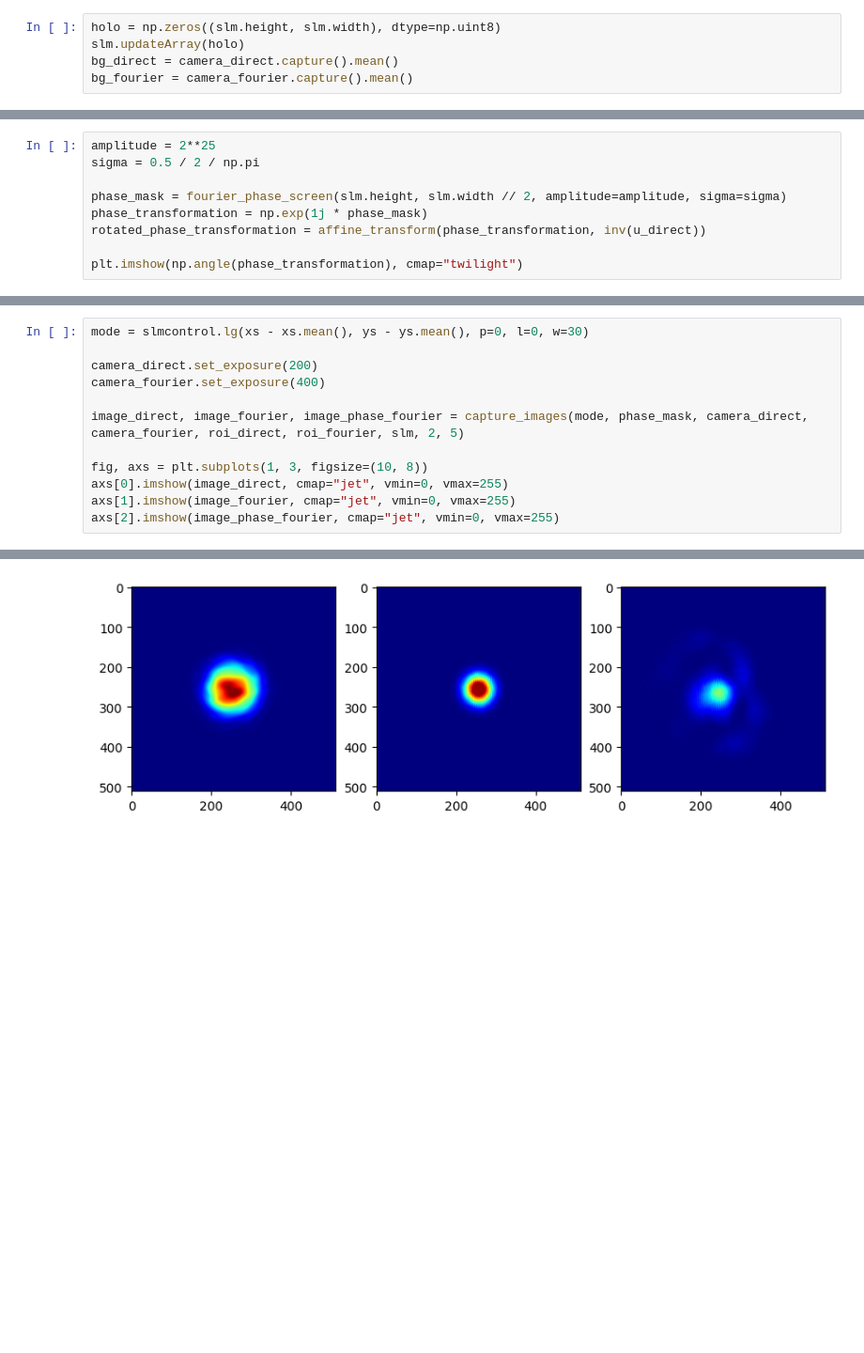
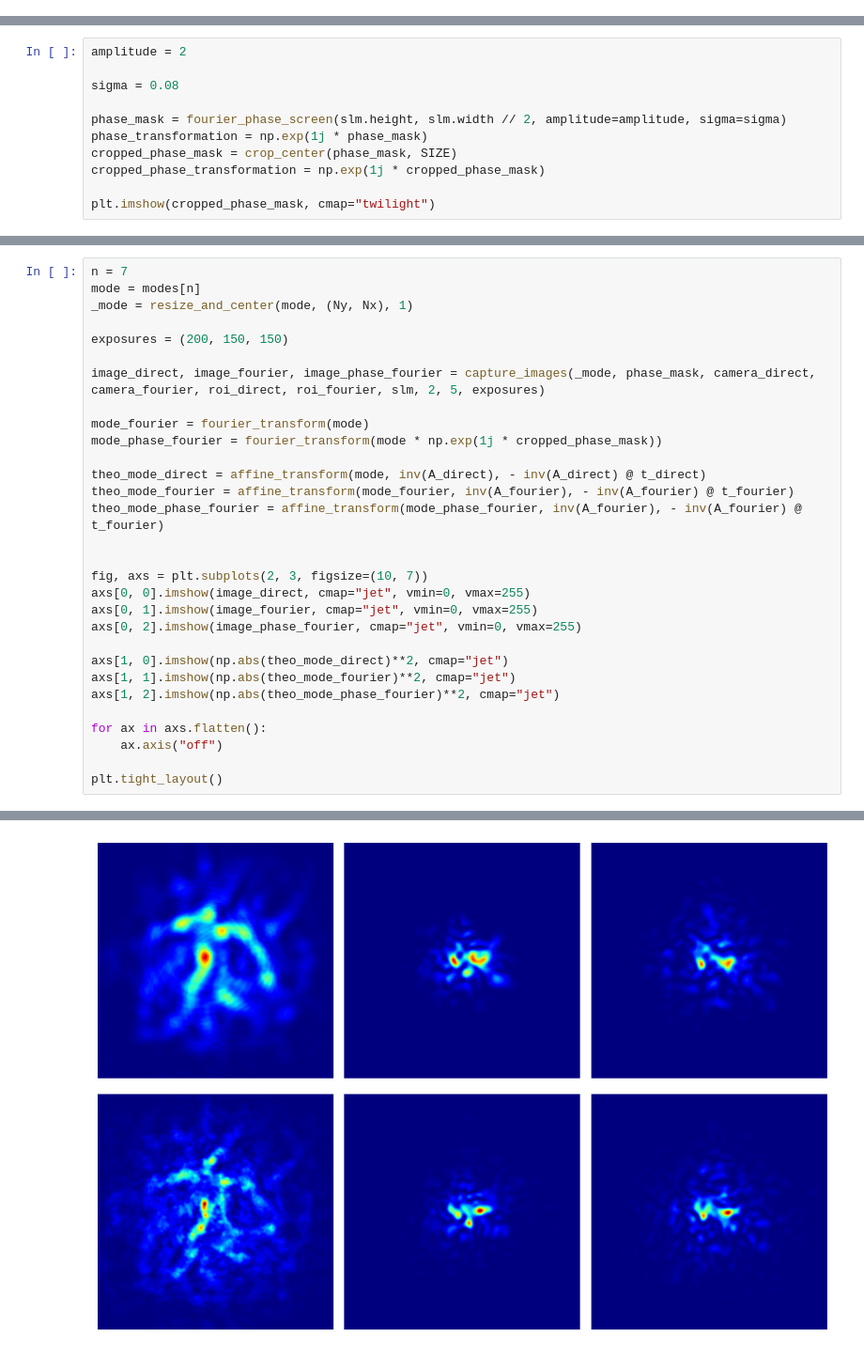
Before and after one commit to marcsgil/random_phase_measurements, a Jupyter notebook: tomography.ipynb, the cells around one changed output, grey strips where cells are left out. Shown at 94% size. Drawn from its saved outputs; the diff is of its cells as text; blank space fills up the shorter version.

```diff
--- a/tomography.ipynb
+++ b/tomography.ipynb
@@ -86,5 +77,0 @@ u_fourier, p_fourier = polar(A_fourier)
-# %%
-holo = np.zeros((slm.height, slm.width), dtype=np.uint8)
-slm.updateArray(holo)
-bg_direct = camera_direct.capture().mean()
-bg_fourier = camera_fourier.capture().mean()
@@ -91,11 +96,13 @@ bg_fourier = camera_fourier.capture().mean()
 # %%
-amplitude = 2**25
-sigma = 0.5 / 2 / np.pi
+amplitude = 2
+
+sigma = 0.08
 
 phase_mask = fourier_phase_screen(slm.height, slm.width // 2, amplitude=amplitude, sigma=sigma)
 phase_transformation = np.exp(1j * phase_mask)
-rotated_phase_transformation = affine_transform(phase_transformation, inv(u_direct))
+cropped_phase_mask = crop_center(phase_mask, SIZE)
+cropped_phase_transformation = np.exp(1j * cropped_phase_mask)
 
-plt.imshow(np.angle(phase_transformation), cmap="twilight")
+plt.imshow(cropped_phase_mask, cmap="twilight")
 # %% [output]
 <matplotlib.image.AxesImage at 0x...>
@@ -108,13 +110,31 @@ array([[-4.00604235,  0.24892647],
 # %%
-mode = slmcontrol.lg(xs - xs.mean(), ys - ys.mean(), p=0, l=0, w=30)
+n = 7
+mode = modes[n]
+_mode = resize_and_center(mode, (Ny, Nx), 1)
 
-camera_direct.set_exposure(200)
-camera_fourier.set_exposure(400)
+exposures = (200, 150, 150)
 
-image_direct, image_fourier, image_phase_fourier = capture_images(mode, phase_mask, camera_direct, camera_fourier, roi_direct, roi_fourier, slm, 2, 5)
+image_direct, image_fourier, image_phase_fourier = capture_images(_mode, phase_mask, camera_direct, camera_fourier, roi_direct, roi_fourier, slm, 2, 5, exposures)
 
-fig, axs = plt.subplots(1, 3, figsize=(10, 8))
-axs[0].imshow(image_direct, cmap="jet", vmin=0, vmax=255)
-axs[1].imshow(image_fourier, cmap="jet", vmin=0, vmax=255)
-axs[2].imshow(image_phase_fourier, cmap="jet", vmin=0, vmax=255)
+mode_fourier = fourier_transform(mode)
+mode_phase_fourier = fourier_transform(mode * np.exp(1j * cropped_phase_mask))
+
+theo_mode_direct = affine_transform(mode, inv(A_direct), - inv(A_direct) @ t_direct)
+theo_mode_fourier = affine_transform(mode_fourier, inv(A_fourier), - inv(A_fourier) @ t_fourier)
+theo_mode_phase_fourier = affine_transform(mode_phase_fourier, inv(A_fourier), - inv(A_fourier) @ t_fourier)
+
+
+fig, axs = plt.subplots(2, 3, figsize=(10, 7))
+axs[0, 0].imshow(image_direct, cmap="jet", vmin=0, vmax=255)
+axs[0, 1].imshow(image_fourier, cmap="jet", vmin=0, vmax=255)
+axs[0, 2].imshow(image_phase_fourier, cmap="jet", vmin=0, vmax=255)
+
+axs[1, 0].imshow(np.abs(theo_mode_direct)**2, cmap="jet")
+axs[1, 1].imshow(np.abs(theo_mode_fourier)**2, cmap="jet")
+axs[1, 2].imshow(np.abs(theo_mode_phase_fourier)**2, cmap="jet")
+
+for ax in axs.flatten():
+    ax.axis("off")
+
+plt.tight_layout()
 # %% [output]
@@ -122 +141 @@ axs[2].imshow(image_phase_fourier, cmap="jet", vmin=0, vmax=255)
-[figure, old version]
+[figure, new version]
```
Also changed, not shown: parts of 25 cells of this notebook, 5 other files.
